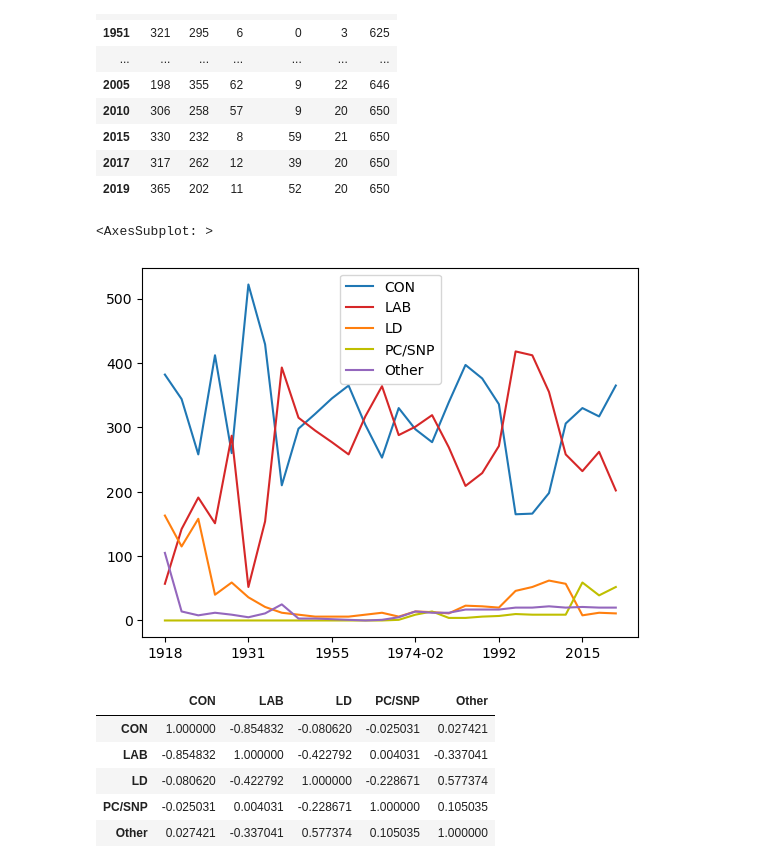
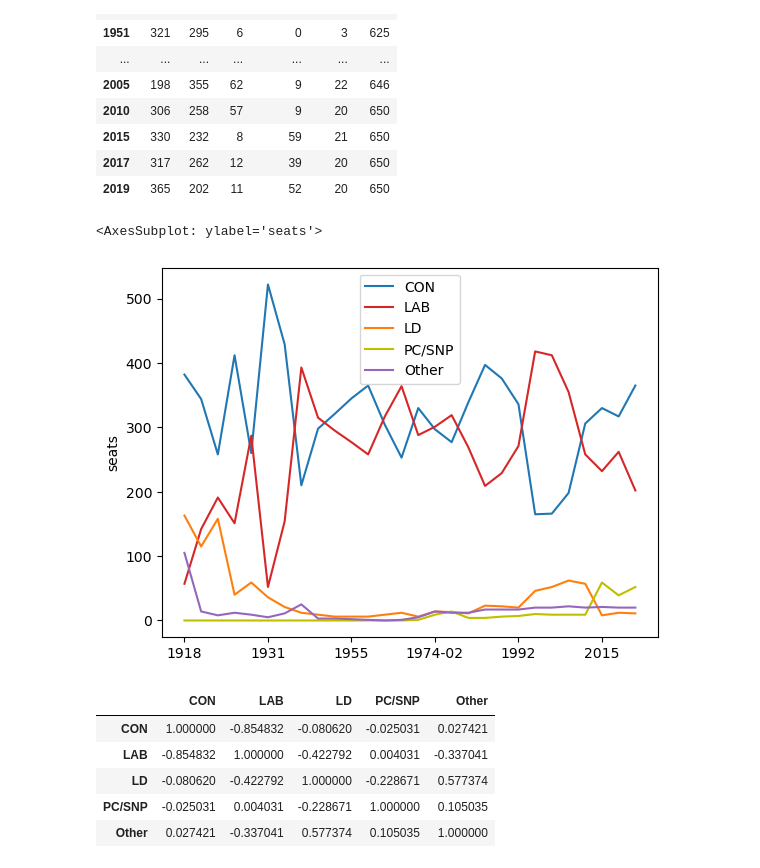
Before and after one commit to stelios-c/uk_votes, a Jupyter notebook: uk_elections.ipynb, the cells around one changed output. Cells and saved outputs as stored; diff of their text form; code cells hidden in the pictures.

```diff
--- a/uk_elections.ipynb
+++ b/uk_elections.ipynb
@@ -77,10 +77,10 @@ elections_seats
 | 2017 | 317 | 262 | 12 | 39 | 20 | 650 |
 | 2019 | 365 | 202 | 11 | 52 | 20 | 650 |
 # %%
-elections_seats.drop(columns=['Total']).plot(color=seat_colours)
+elections_seats.drop(columns=['Total']).plot(color=seat_colours, ylabel='seats')
 # %% [output]
-<AxesSubplot: >
+<AxesSubplot: ylabel='seats'>
-[figure, old version]
+[figure, new version]
 # %%
 elections_seats.drop(columns=['Total']).corr()
 # %% [output]
```
Also changed, not shown: parts of 3 cells of this notebook.
